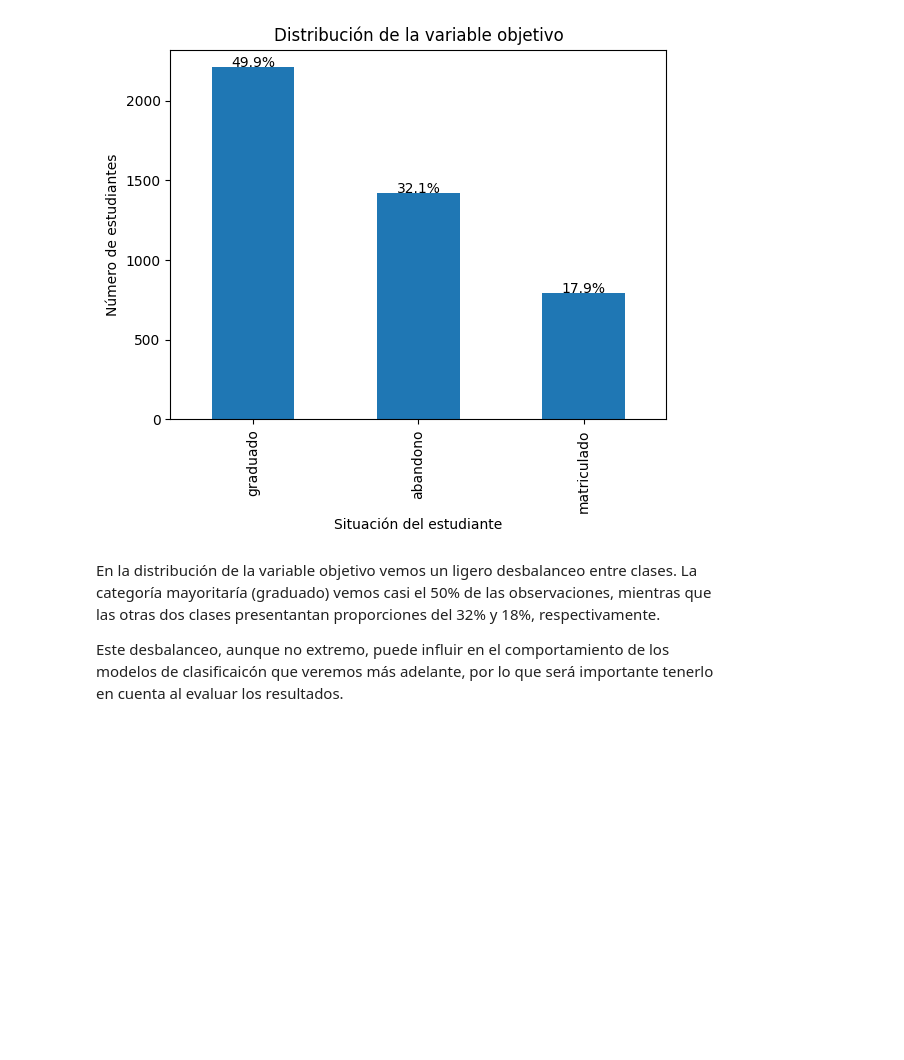
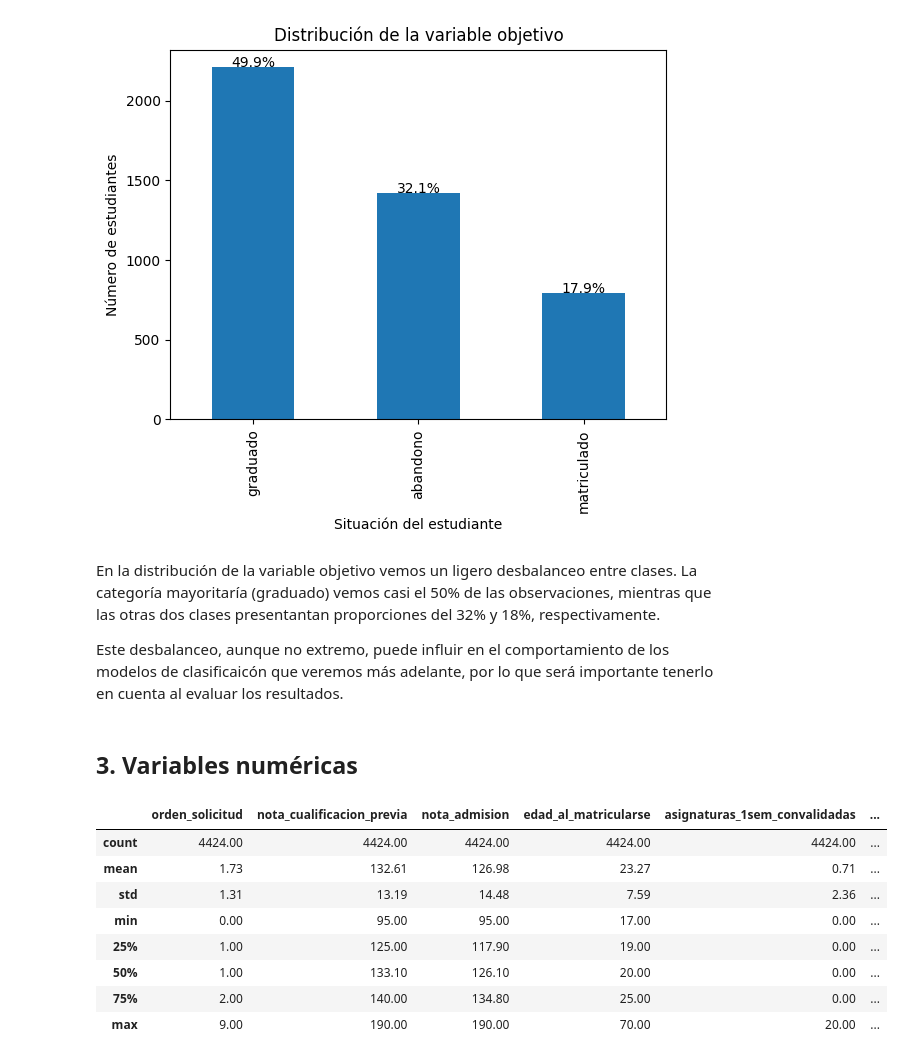
Before and after one commit to adrianalorenzo/ML_proyecto_final, a Jupyter notebook: notebooks/01_EDA.ipynb, the cells around one changed output. Saved outputs shown, nothing was run; the diff lists cells and outputs as text; code cells hidden in the pictures; blank space fills up the shorter version.

```diff
--- a/notebooks/01_EDA.ipynb
+++ b/notebooks/01_EDA.ipynb
@@ -106,3 +106,18 @@ matriculado    794          17.9
 En la distribución de la variable objetivo vemos un ligero desbalanceo entre clases. La categoría mayoritaría (graduado) vemos casi el 50% de las observaciones, mientras que las otras dos clases presentantan proporciones del 32% y 18%, respectivamente.
 
 Este desbalanceo, aunque no extremo, puede influir en el comportamiento de los modelos de clasificaicón que veremos más adelante, por lo que será importante tenerlo en cuenta al evaluar los resultados.
+# %% [markdown]
+## 3. Variables numéricas
+# %%
+#estadísitcas descriptivas
+df[vars_numericas].describe().round(2)
+# %% [output]
+|  | orden_solicitud | nota_cualificacion_previa | nota_admision | edad_al_matricularse | asignaturas_1sem_convalidadas | ... |
+| count | 4424.00 | 4424.00 | 4424.00 | 4424.00 | 4424.00 | ... |
+| mean | 1.73 | 132.61 | 126.98 | 23.27 | 0.71 | ... |
+| std | 1.31 | 13.19 | 14.48 | 7.59 | 2.36 | ... |
+| min | 0.00 | 95.00 | 95.00 | 17.00 | 0.00 | ... |
+| 25% | 1.00 | 125.00 | 117.90 | 19.00 | 0.00 | ... |
+| 50% | 1.00 | 133.10 | 126.10 | 20.00 | 0.00 | ... |
+| 75% | 2.00 | 140.00 | 134.80 | 25.00 | 0.00 | ... |
+| max | 9.00 | 190.00 | 190.00 | 70.00 | 20.00 | ... |
```
Also changed, not shown: parts of 2 cells of this notebook, 1 other file.
